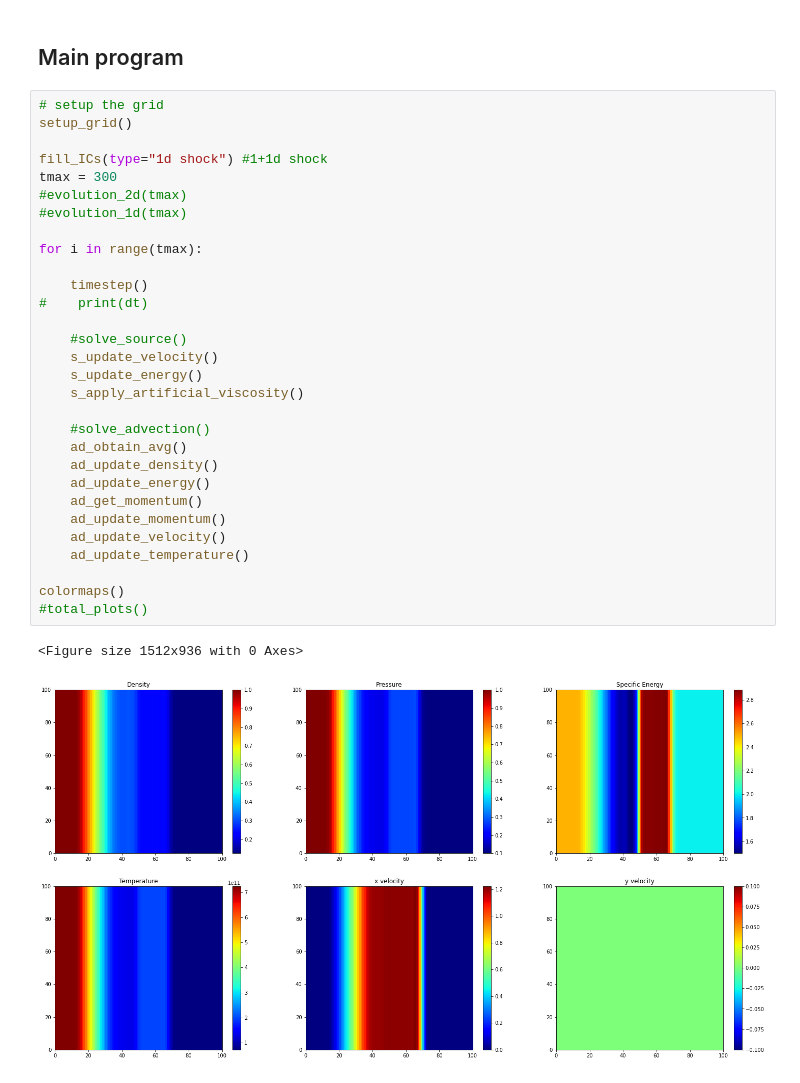
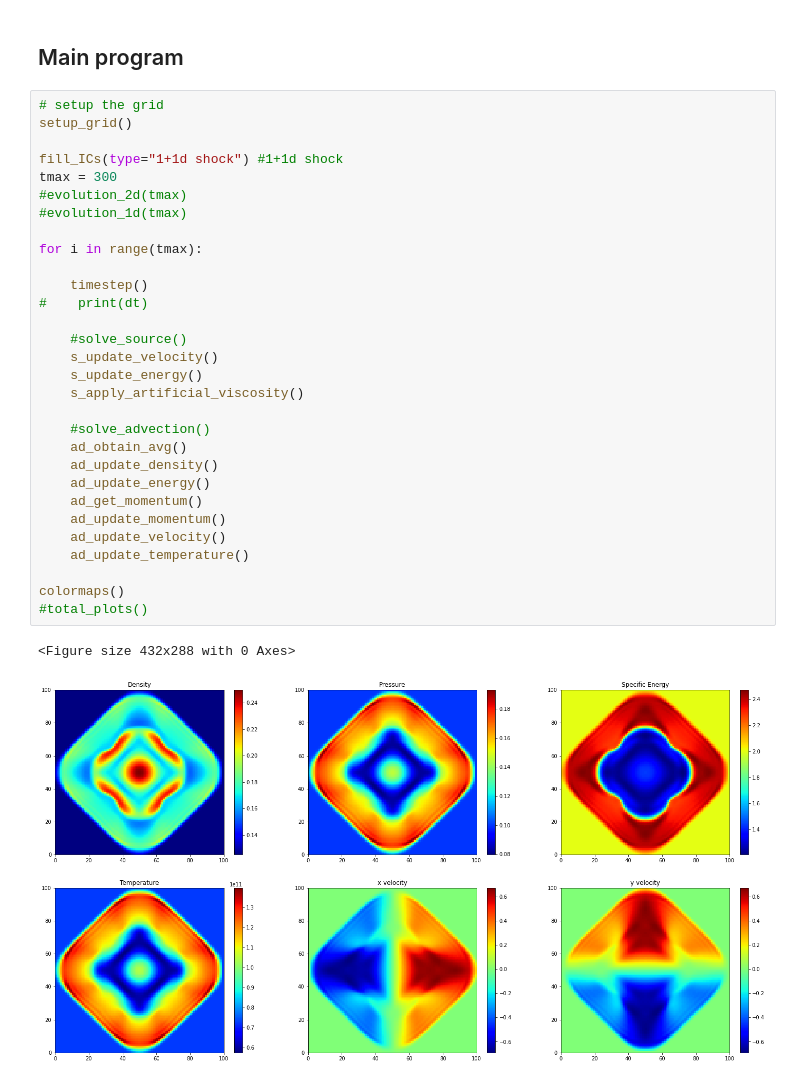
Before and after one commit to changhyun-cho/astrophysics, a Jupyter notebook: hydrodynamics/Testing 2D Hydrocode.ipynb, the cells around one changed output. Saved outputs shown, nothing was run; the diff lists cells and outputs as text.

```diff
--- a/hydrodynamics/Testing 2D Hydrocode.ipynb
+++ b/hydrodynamics/Testing 2D Hydrocode.ipynb
@@ -704,36 +705,36 @@ def TDMASolve(a, b, c, d):
 # %%
 # setup the grid
 setup_grid()
 
-fill_ICs(type="1d shock") #1+1d shock
+fill_ICs(type="1+1d shock") #1+1d shock
 tmax = 300
 #evolution_2d(tmax)
 #evolution_1d(tmax)
 
 for i in range(tmax):
 
     timestep()
 #    print(dt)
 
     #solve_source()
     s_update_velocity()
     s_update_energy()
     s_apply_artificial_viscosity()
 
     #solve_advection()
     ad_obtain_avg()
     ad_update_density()
     ad_update_energy()
     ad_get_momentum()
     ad_update_momentum()
     ad_update_velocity()
     ad_update_temperature()
 
 colormaps()
 #total_plots()
 # %% [output]
-<Figure size 1512x936 with 0 Axes>
+<Figure size 432x288 with 0 Axes>
-[figure, old version]
+[figure, new version]
 # %%
 total_plots()
 # %% [output]
```
Also changed, not shown: parts of 3 cells of this notebook.
